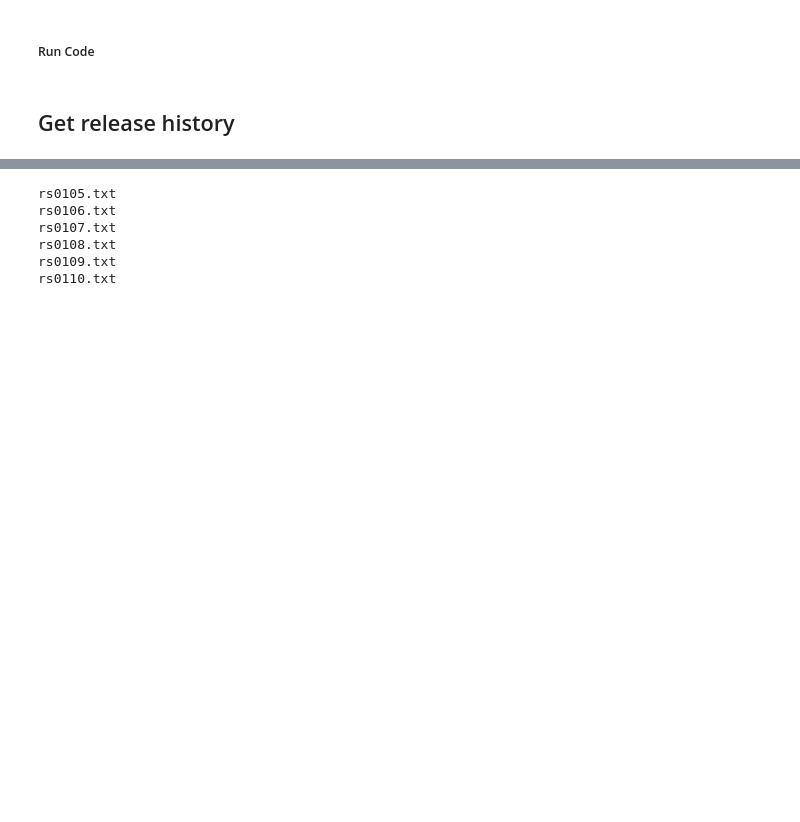
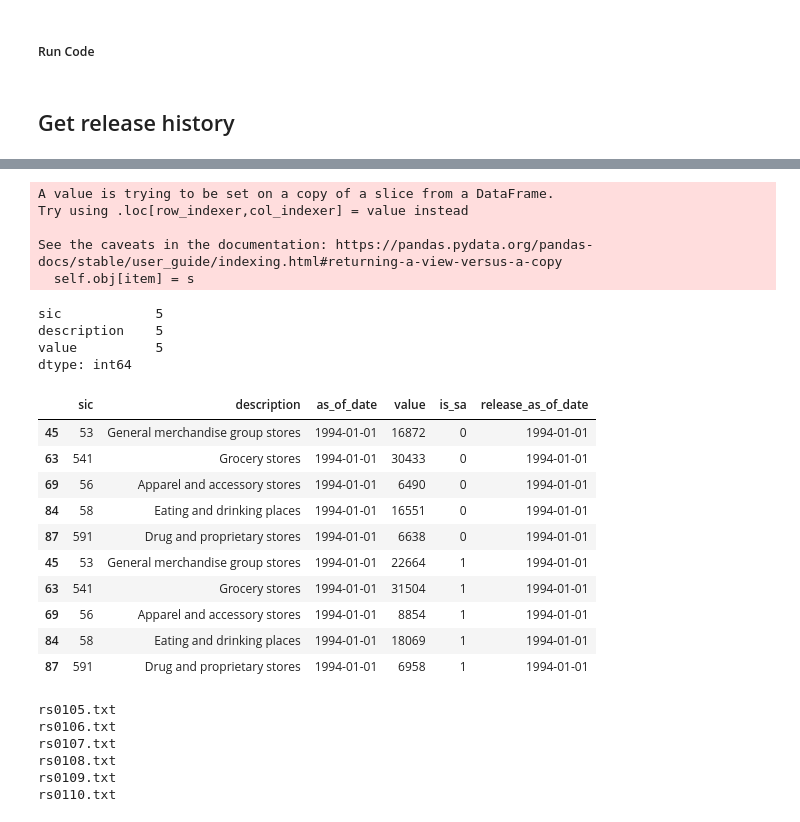
Before and after one commit to numberydan/census_data_helpers, a Jupyter notebook: retail_sales/retail_sales_services.ipynb, the cells around one changed output, grey strips where cells are left out. Drawn from its saved outputs; the diff is of its cells as text; code cells hidden in the pictures; blank space fills up the shorter version.

```diff
--- a/retail_sales/retail_sales_services.ipynb
+++ b/retail_sales/retail_sales_services.ipynb
@@ -332,0 +440,27 @@ final_all_release.to_csv('../cleaned/retail_sales_services/marts/sic_history.csv
+# %%
+rsg_sic_codes = \
+    final_all_release.query("sic==['553', '571', '5722,31,34', '592'"+\
+                             ", '541', '591', '56', '53', '5961', '58']")#.query(
+#    'release_as_of_date>"1994-01-01"')
+# %%
+rsg_sic_codes.loc[:,('release_as_of_date')]=pd.to_datetime(
+    rsg_sic_codes.loc[:,('release_as_of_date')]).copy()
+
+rsg_sic_codes.loc[:,('as_of_date')]=pd.to_datetime(
+    rsg_sic_codes.loc[:,('as_of_date')]).copy()
+# %% [output]
+A value is trying to be set on a copy of a slice from a DataFrame.
+Try using .loc[row_indexer,col_indexer] = value instead
+
+See the caveats in the documentation: https://pandas.pydata.org/pandas-docs/stable/user_guide/indexing.html#returning-a-view-versus-a-copy
+  self.obj[item] = s
+# %%
+revision_history_codes=rsg_sic_codes[(rsg_sic_codes['release_as_of_date']==rsg_sic_codes['as_of_date']) | (
+    rsg_sic_codes['as_of_date']==rsg_sic_codes['release_as_of_date']-DateOffset(years=1))]
+# %%
+revision_history_codes.groupby(['is_sa','release_as_of_date','as_of_date']).count().min()
+# %% [output]
+sic            5
+description    5
+value          5
+dtype: int64
@@ -333,3 +470,19 @@ final_all_release.to_csv('../cleaned/retail_sales_services/marts/sic_history.csv
+# %%
+revision_history_codes.query('as_of_date=="1994-01-01"')\
+.query('release_as_of_date=="1994-01-01"').sort_values('is_sa').sort_values(
+    ['is_sa','sic','as_of_date'])
+# %% [output]
+|  | sic | description | as_of_date | value | is_sa | release_as_of_date |
+| 45 | 53 | General merchandise group stores | 1994-01-01 | 16872 | 0 | 1994-01-01 |
+| 63 | 541 | Grocery stores | 1994-01-01 | 30433 | 0 | 1994-01-01 |
+| 69 | 56 | Apparel and accessory stores | 1994-01-01 | 6490 | 0 | 1994-01-01 |
+| 84 | 58 | Eating and drinking places | 1994-01-01 | 16551 | 0 | 1994-01-01 |
+| 87 | 591 | Drug and proprietary stores | 1994-01-01 | 6638 | 0 | 1994-01-01 |
+| 45 | 53 | General merchandise group stores | 1994-01-01 | 22664 | 1 | 1994-01-01 |
+| 63 | 541 | Grocery stores | 1994-01-01 | 31504 | 1 | 1994-01-01 |
+| 69 | 56 | Apparel and accessory stores | 1994-01-01 | 8854 | 1 | 1994-01-01 |
+| 84 | 58 | Eating and drinking places | 1994-01-01 | 18069 | 1 | 1994-01-01 |
+| 87 | 591 | Drug and proprietary stores | 1994-01-01 | 6958 | 1 | 1994-01-01 |
 # %%
 def parse_text_naics(text_file_path):
 
```
Also changed, not shown: parts of 15 cells of this notebook, 2 other files.
